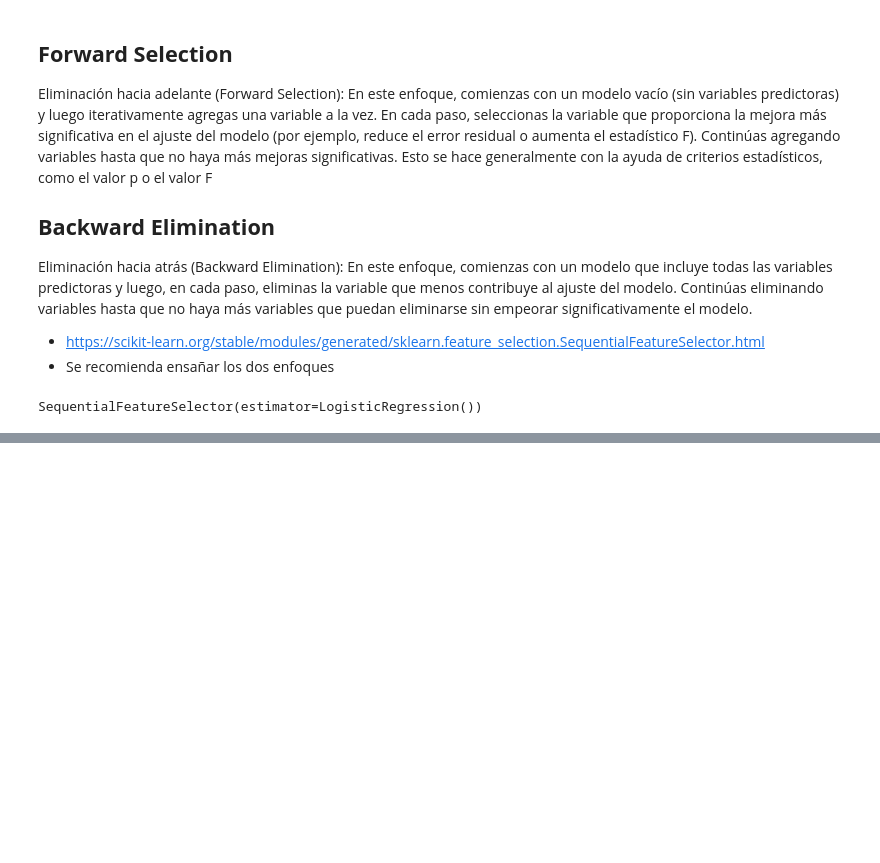
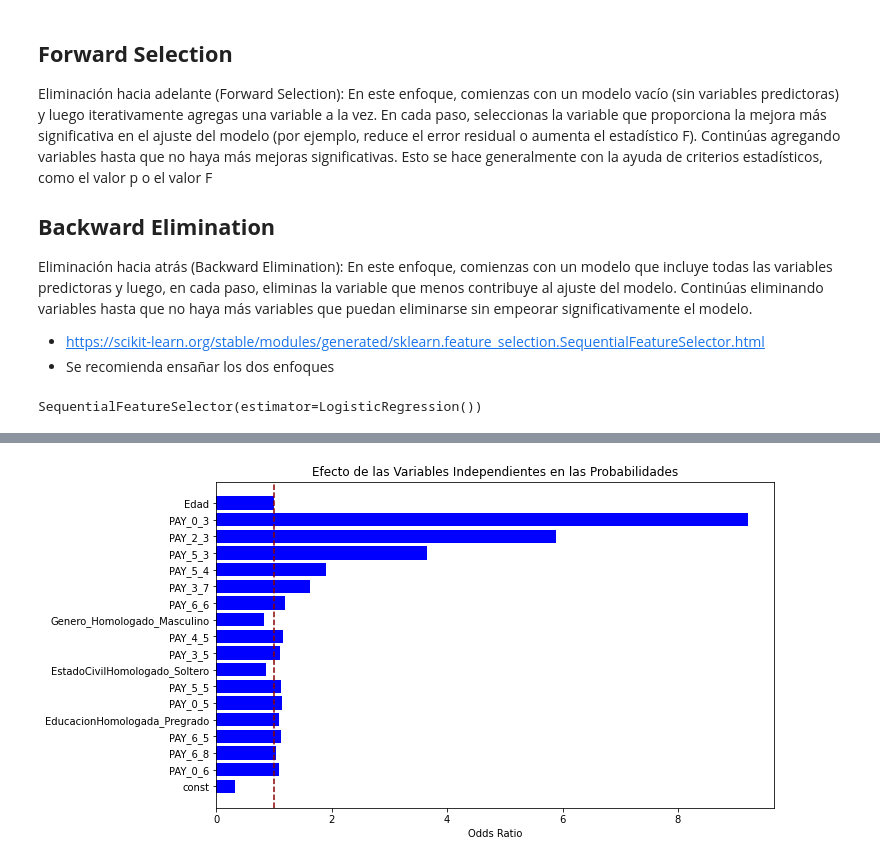
Before and after one commit to Oscar19922017/ModeloCredit2023, a Jupyter notebook: 3_Modelos.ipynb, the cells around one changed output, grey strips where cells are left out. Cells and saved outputs as stored; diff of their text form; code cells hidden in the pictures; blank space fills up the shorter version.

```diff
--- a/3_Modelos.ipynb
+++ b/3_Modelos.ipynb
@@ -381,0 +391,4 @@ Modelo_LogitForward.summary2()
+# %%
+coefientes=Modelo_LogitForward.params
+odds_ratios=np.exp(coefientes)
+odds_ratios
@@ -381,0 +415,10 @@ Modelo_LogitForward.summary2()
+# %%
+Variables=odds_ratios.index.tolist()
+exp=odds_ratios.values.tolist()
+plt.figure(figsize=(10, 6))
+plt.barh(Variables, exp, color='blue')
+plt.axvline(x=1,color="darkred",linestyle="--")
+plt.xlabel('Odds Ratio')
+plt.title('Efecto de las Variables Independientes en las Probabilidades');
+# %% [output]
+[figure, added]
```
Also changed, not shown: parts of 43 cells of this notebook, 1 other file.
